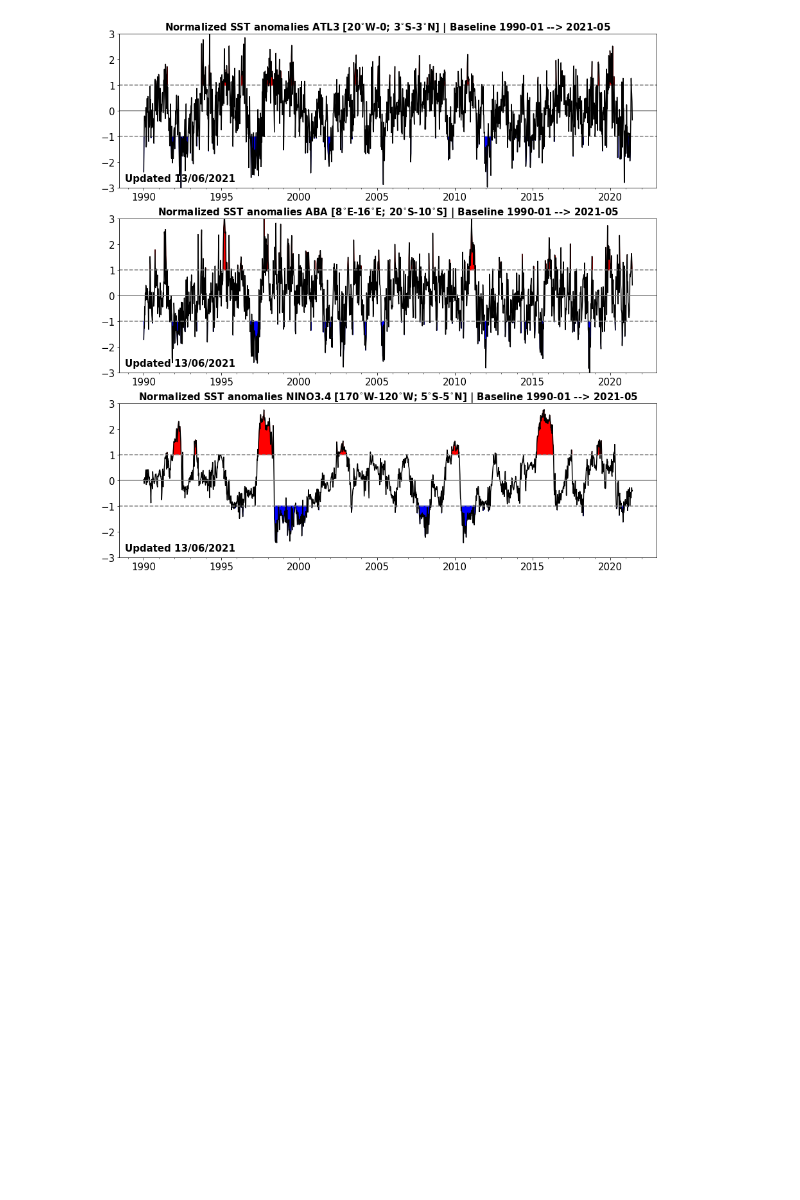
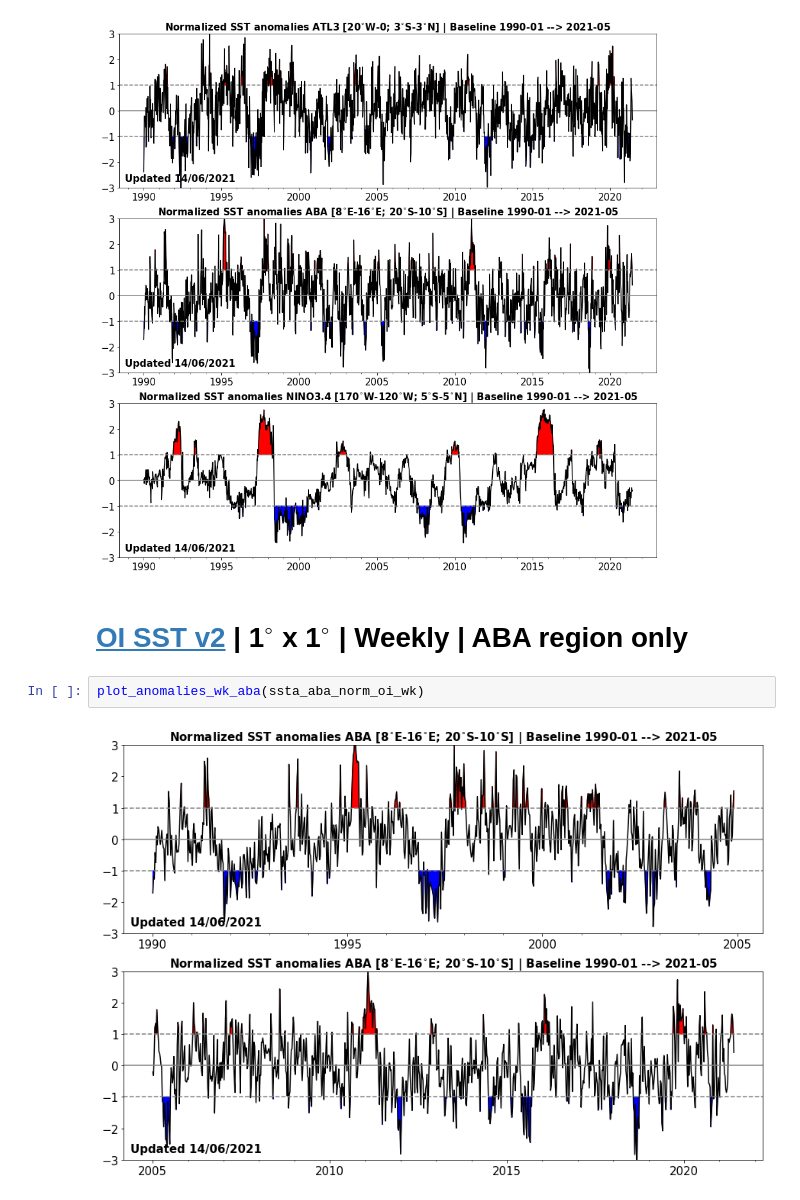
Before and after one commit to aprig/Auto_timeseries_ATL3_ABA, a Jupyter notebook: automatic_time_series_SST.ipynb, the cells around one changed output. Drawn from its saved outputs; the diff is of its cells as text; blank space fills up the shorter version.

Commit message:
Add files via upload
Add the weekly time series of the ABA SSTa anomalies. It is plotted in two lines now.

```diff
--- a/automatic_time_series_SST.ipynb
+++ b/automatic_time_series_SST.ipynb
@@ -358,3 +411,9 @@ plot_anomalies(ssta_atl3_norm_ersst,ssta_aba_norm_ersst,ssta_nino34_norm_ersst)
 plot_anomalies(ssta_atl3_norm_oi_wk,ssta_aba_norm_oi_wk,ssta_nino34_norm_oi_wk)
 # %% [output]
 [figure]
+# %% [markdown]
+# [OI SST v2](https://psl.noaa.gov/data/gridded/data.noaa.oisst.v2.html) | 1$^{\circ}$ x 1$^{\circ}$ | Weekly | ABA region only
+# %%
+plot_anomalies_wk_aba(ssta_aba_norm_oi_wk)
+# %% [output]
+[figure, added]
```
Also changed, not shown: parts of 2 cells of this notebook.
